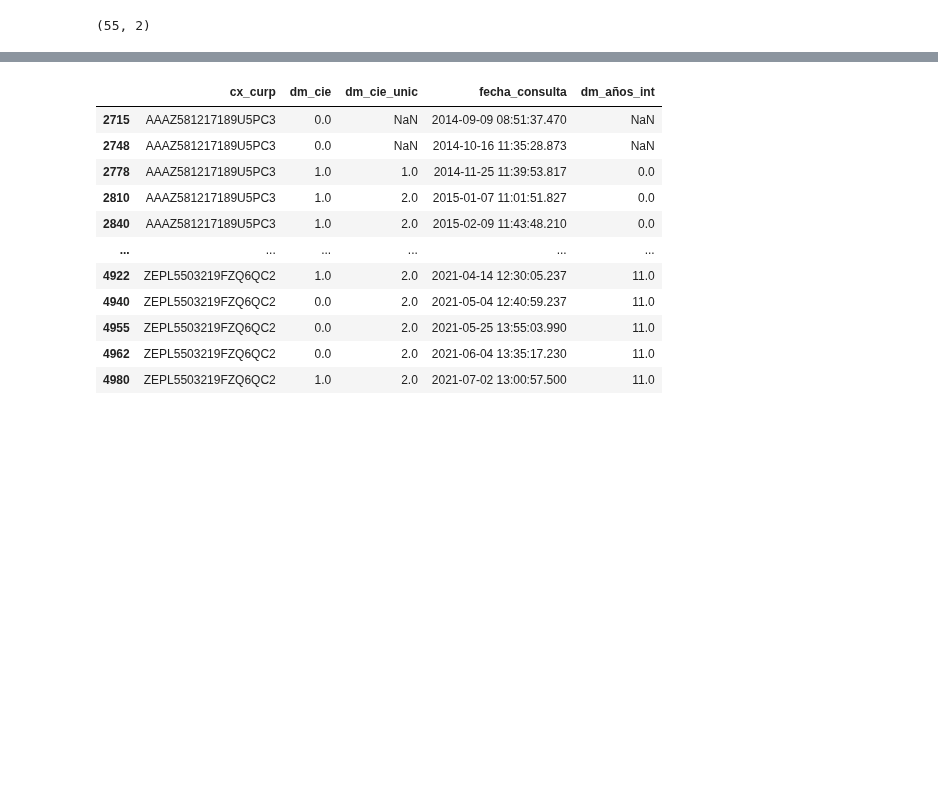
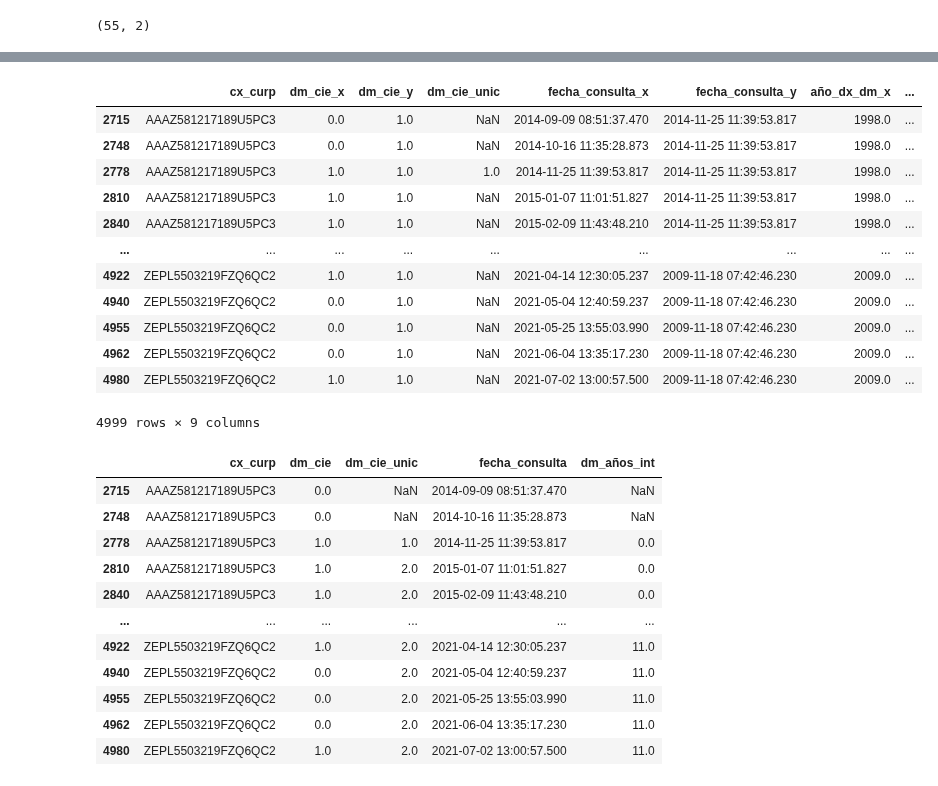
Before and after one commit to AideJGC/ProyectoDIABETIA_Estancia, a Jupyter notebook: notebooks/EDA_GEDA.ipynb, the cells around one changed output, grey strips where cells are left out. Saved outputs shown, nothing was run; the diff lists cells and outputs as text; code cells hidden in the pictures; blank space fills up the shorter version.

```diff
--- a/notebooks/EDA_GEDA.ipynb
+++ b/notebooks/EDA_GEDA.ipynb
@@ -608,8 +675,5 @@ print(d_dx_dm_u.shape)
 # %%
-pru = df.copy()
-pru = pd.merge(pru, d_dx_dm_u, on = ["cx_curp",'fecha_consulta'], how="left")
 pru.rename(columns = {'dm_cie_x':'dm_cie','dm_cie_y':'dm_cie_unic'}, inplace = True)
 pru = pd.merge(pru, d_dx_dm_u, on = ["cx_curp"], how="left")
-#pru.info()
-pru.sort_values(by=['cx_curp','fecha_consulta_x'])[['cx_curp','dm_cie_x','dm_cie_unic','fecha_consulta_x','fecha_consulta_y']]
+pru
 # %% [output]
@@ -628,0 +693,19 @@ pru.sort_values(by=['cx_curp','fecha_consulta_x'])[['cx_curp','dm_cie_x','dm_cie
+# %%
+#pru.info()
+pru.sort_values(by=['cx_curp','fecha_consulta_x'])[['cx_curp','dm_cie_x','dm_cie_y','dm_cie_unic',\
+                                                    'fecha_consulta_x','fecha_consulta_y','año_dx_dm_x',\
+                                                    'año_dx_dm_y','year_consulta']]
+# %% [output]
+|  | cx_curp | dm_cie_x | dm_cie_y | dm_cie_unic | fecha_consulta_x | fecha_consulta_y | año_dx_dm_x | ... |
+| 2715 | AAAZ581217189U5PC3 | 0.0 | 1.0 | NaN | 2014-09-09 08:51:37.470 | 2014-11-25 11:39:53.817 | 1998.0 | ... |
+| 2748 | AAAZ581217189U5PC3 | 0.0 | 1.0 | NaN | 2014-10-16 11:35:28.873 | 2014-11-25 11:39:53.817 | 1998.0 | ... |
+| 2778 | AAAZ581217189U5PC3 | 1.0 | 1.0 | 1.0 | 2014-11-25 11:39:53.817 | 2014-11-25 11:39:53.817 | 1998.0 | ... |
+| 2810 | AAAZ581217189U5PC3 | 1.0 | 1.0 | NaN | 2015-01-07 11:01:51.827 | 2014-11-25 11:39:53.817 | 1998.0 | ... |
+| 2840 | AAAZ581217189U5PC3 | 1.0 | 1.0 | NaN | 2015-02-09 11:43:48.210 | 2014-11-25 11:39:53.817 | 1998.0 | ... |
+| ... | ... | ... | ... | ... | ... | ... | ... | ... |
+| 4922 | ZEPL5503219FZQ6QC2 | 1.0 | 1.0 | NaN | 2021-04-14 12:30:05.237 | 2009-11-18 07:42:46.230 | 2009.0 | ... |
+| 4940 | ZEPL5503219FZQ6QC2 | 0.0 | 1.0 | NaN | 2021-05-04 12:40:59.237 | 2009-11-18 07:42:46.230 | 2009.0 | ... |
+| 4955 | ZEPL5503219FZQ6QC2 | 0.0 | 1.0 | NaN | 2021-05-25 13:55:03.990 | 2009-11-18 07:42:46.230 | 2009.0 | ... |
+| 4962 | ZEPL5503219FZQ6QC2 | 0.0 | 1.0 | NaN | 2021-06-04 13:35:17.230 | 2009-11-18 07:42:46.230 | 2009.0 | ... |
+| 4980 | ZEPL5503219FZQ6QC2 | 1.0 | 1.0 | NaN | 2021-07-02 13:00:57.500 | 2009-11-18 07:42:46.230 | 2009.0 | ... |
+4999 rows × 9 columns
```
Also changed, not shown: parts of 81 cells of this notebook.
